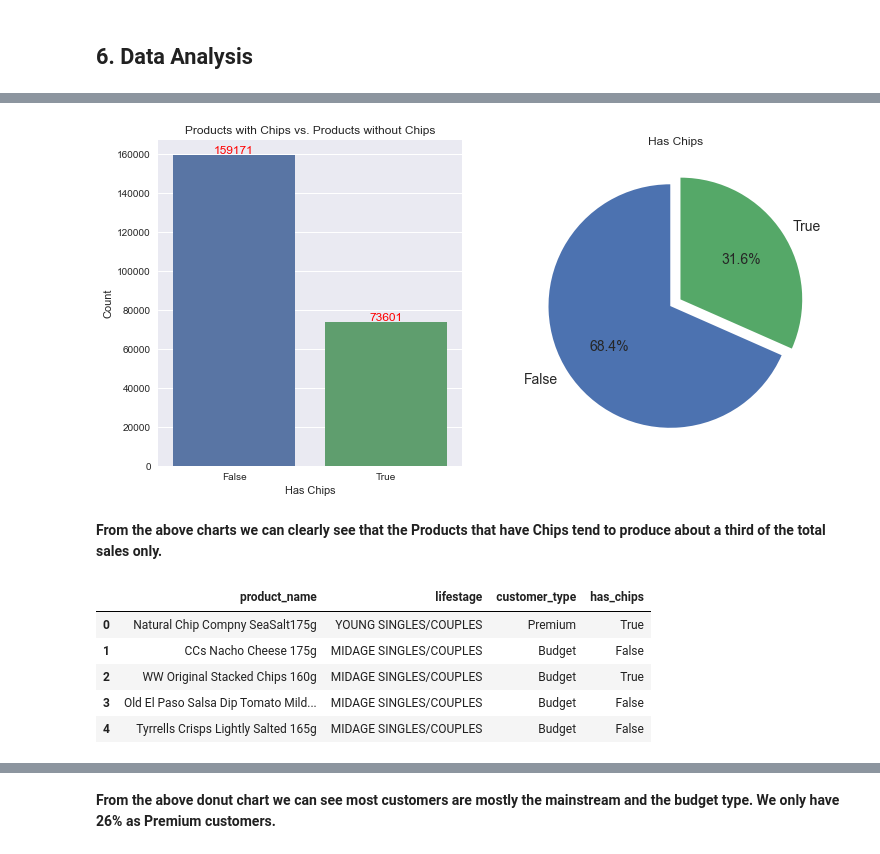
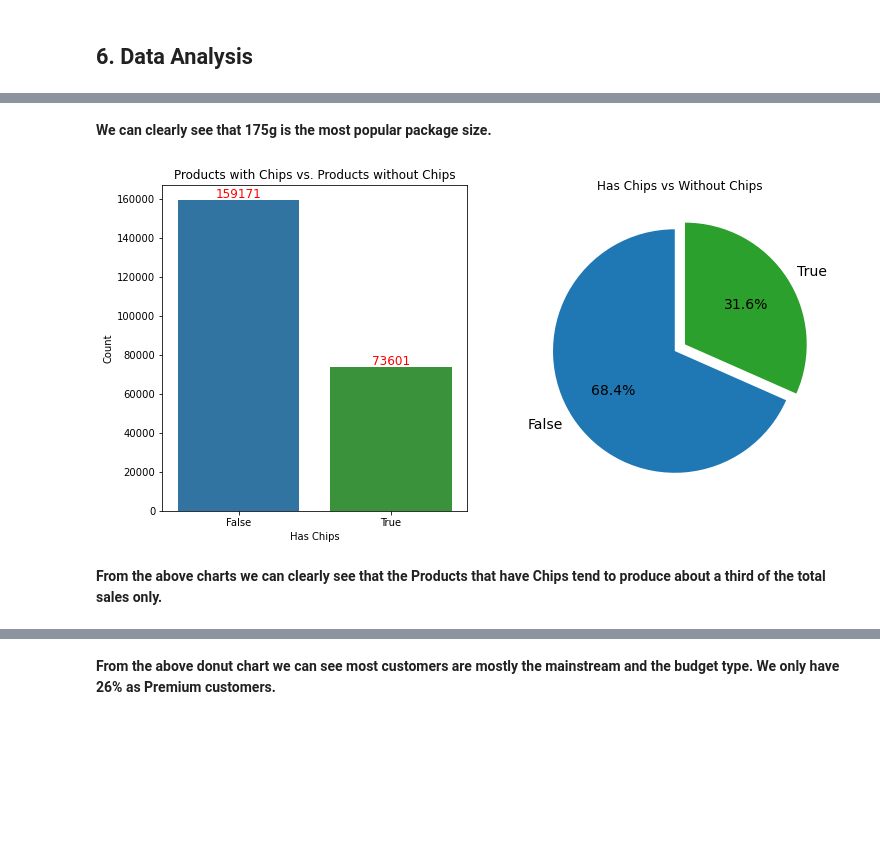
Before and after one commit to CHRISTOROMO/Quantium-retail-analytics, a Jupyter notebook: notebook.ipynb, the cells around one changed output, grey strips where cells are left out. Saved outputs shown, nothing was run; the diff lists cells and outputs as text; code cells hidden in the pictures; blank space fills up the shorter version.

```diff
--- a/notebook.ipynb
+++ b/notebook.ipynb
@@ -322,3 +339,34 @@ df_copy.to_csv('customer_transaction_behaviour.csv', index=False)
 # Import the data from the CSV
 
 df_clean = pd.read_csv('customer_transaction_behaviour.csv')
+# %%
+# Barchart to show most common Brands
+
+plt.figure(figsize=[18, 6])
+
+# Get counts for each brand
+brand_counts = df_clean['brand'].value_counts()
+
+# Creating order
+sorted_brands = brand_counts.index
+
+# Create bar chart using Seaborn
+sns.countplot(data=df_clean, x='brand', palette='crest_r', order = sorted_brands)
+
+# Adding labels to bars
+for p in plt.gca().patches:
+    plt.gca().annotate(f'{p.get_height()}',
+                       (p.get_x() + p.get_width() / 2, p.get_height()),
+                       ha='center', va='bottom',
+                       fontsize=10,color='red')
+
+# Set x-label rotation
+plt.xticks(rotation=30)
+
+# Set title and axis labels
+plt.title('Product Counts by Brand')
+plt.xlabel('Brand')
+plt.yticks([])
+
+# Show plot
+plt.show()
@@ -325,59 +393,45 @@ df_clean = pd.read_csv('customer_transaction_behaviour.csv')
+# %% [markdown]
+**We can clearly see that 175g is the most popular package size.**
 # %%
 # The Sales of Chips as Compared to other products
 
 # Get counts for has_chips
 counts = df_clean['has_chips'].value_counts()
 
 # Create figure with two subplots
 fig, (ax1, ax2) = plt.subplots(1, 2, figsize=(12,6))
 
 # Create bar chart on first subplot
-colors = {True: sns.color_palette()[1], False: sns.color_palette()[0]}
+colors = {True: sns.color_palette()[2], False: sns.color_palette()[0]}
 sns.countplot(data=df_clean, x='has_chips', ax=ax1, palette=colors)
 
 # Adding labels to bars
-for p in ax.patches:
+for p in ax1.patches:
     ax1.annotate(f'{p.get_height()}',
                 (p.get_x() + p.get_width() / 2, p.get_height()),
                 ha='center', va='bottom',
                 fontsize=12, color='red')
 
 # Set labels for bar chart
 ax1.set_xlabel('Has Chips')
 ax1.set_ylabel('Count')
 ax1.set_title('Products with Chips vs. Products without Chips', fontsize=12)
 
 # Create pie chart on second subplot
 explode = (0.05, 0.05)
+colors = [sns.color_palette()[0],sns.color_palette()[2]]
 ax2.pie(counts, labels=counts.index, autopct='%1.1f%%', startangle=90,
-        colors=sns.color_palette(), explode=explode, textprops={'fontsize': 14})
+        colors=colors, explode=explode, textprops={'fontsize': 14})
 
 # Set title for pie chart
-ax2.set_title('Has Chips')
+ax2.set_title('Has Chips vs Without Chips')
 
 # Show plot
 plt.show()
 # %% [output]
-[figure, old version]
+[figure, new version]
 # %% [markdown]
 **From the above charts we can clearly see that the Products that have Chips tend to produce about a third of the total sales only.**
-# %%
-# Categorical Columns
-
-# Selecting the categorical columns for features that are of interest
-
-cat_col = ['product_name','lifestage','customer_type','has_chips']
-
-categorical = df_clean[cat_col]
-
-categorical.head()
-# %% [output]
-|  | product_name | lifestage | customer_type | has_chips |
-| 0 | Natural Chip Compny SeaSalt175g | YOUNG SINGLES/COUPLES | Premium | True |
-| 1 | CCs Nacho Cheese 175g | MIDAGE SINGLES/COUPLES | Budget | False |
-| 2 | WW Original Stacked Chips 160g | MIDAGE SINGLES/COUPLES | Budget | True |
-| 3 | Old El Paso Salsa Dip Tomato Mild... | MIDAGE SINGLES/COUPLES | Budget | False |
-| 4 | Tyrrells Crisps Lightly Salted 165g | MIDAGE SINGLES/COUPLES | Budget | False |
 # %%
 # Pie chart to show the customer_type
 
```
Also changed, not shown: parts of 26 cells of this notebook.
